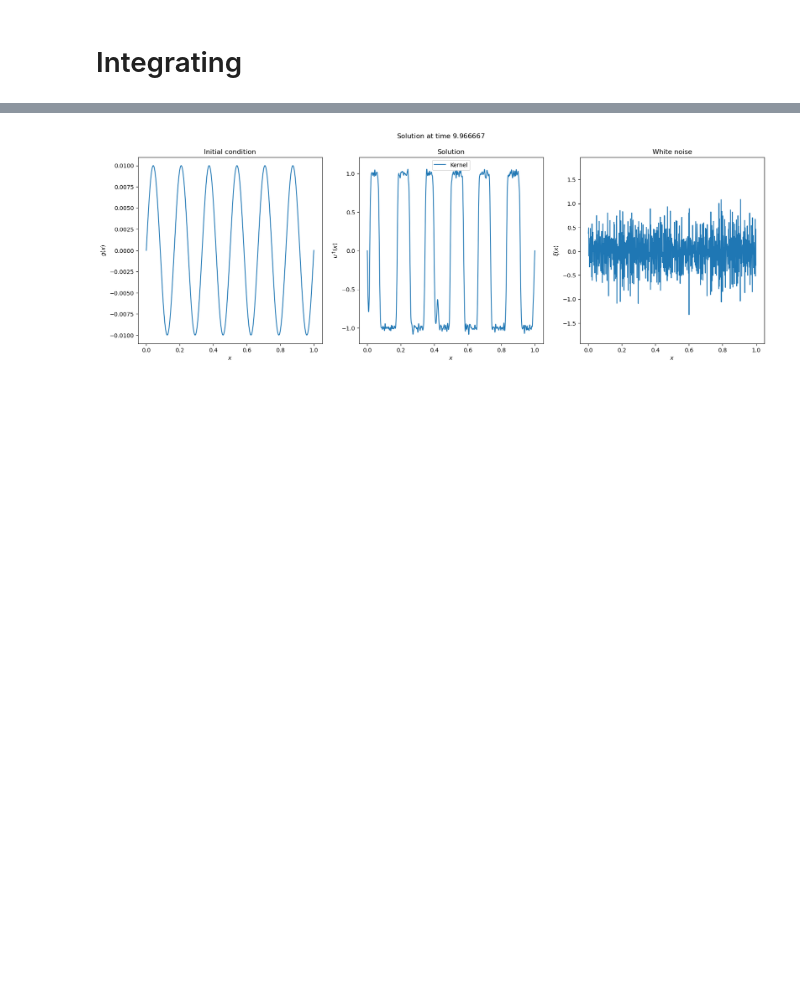
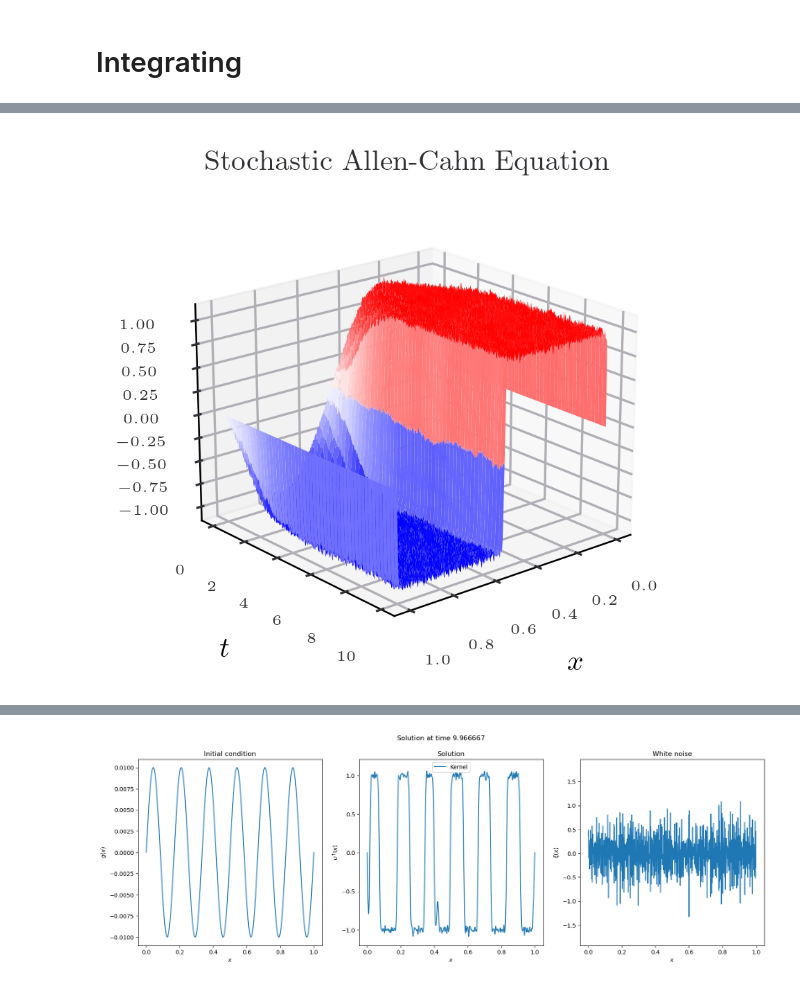
Before and after one commit to MatthieuDarcy/Kernel-NeuralNetworks-SPDEs, a Jupyter notebook: solving_elliptic/semilinear_time_dependent.ipynb, the cells around one changed output, grey strips where cells are left out. Saved outputs shown, nothing was run; the diff lists cells and outputs as text; code cells hidden in the pictures; blank space fills up the shorter version.

```diff
--- a/solving_elliptic/semilinear_time_dependent.ipynb
+++ b/solving_elliptic/semilinear_time_dependent.ipynb
@@ -249,0 +255,16 @@ white_noise.shape, m_tool.centers.shape
+# %%
+plt.style.use('plot_style-Examples_3d.txt')
+# Create a figure with two 3D subplots
+fig,ax = plt.subplots(1, 1, figsize=(4, 3), subplot_kw={'projection': '3d'})
+
+# Surface plot on the first axis
+X, Y = jnp.meshgrid(x, time_span[::])
+ax.plot_surface(X, Y, pred_kernel[::], cmap='bwr')
+ax.set_title('Stochastic Allen-Cahn Equation')
+ax.view_init(elev=20, azim=50)  # Adjust elevation and azimuthal angle as desired
+ax.set_xlabel(r'$x$')
+ax.set_ylabel(r'$t$')
+plt.savefig('figures/allen_cahn/prediction_solution.png', bbox_inches = 'tight')
+plt.show()
+# %% [output]
+[figure, added]
```
Also changed, not shown: parts of 14 cells of this notebook, 3 other files.
